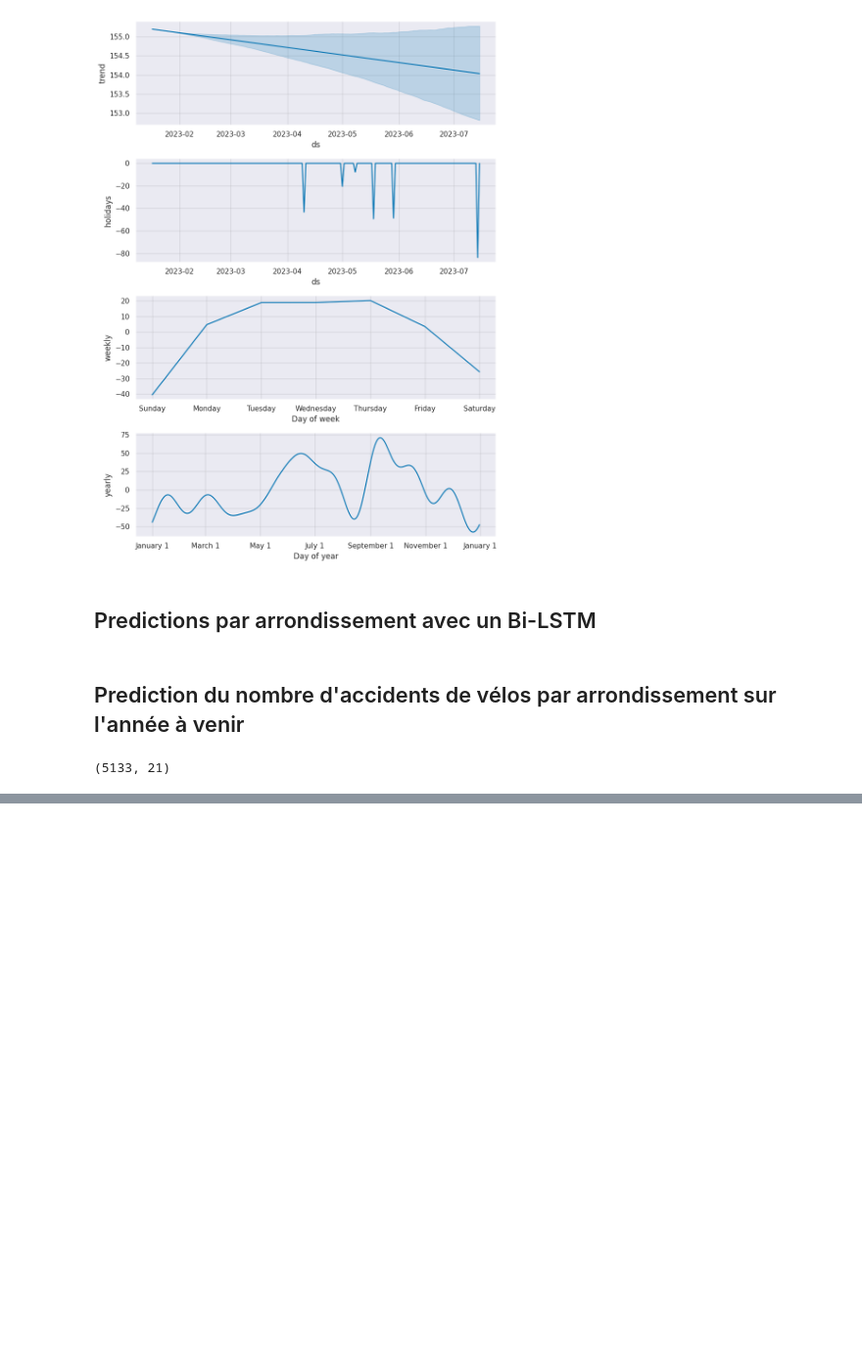
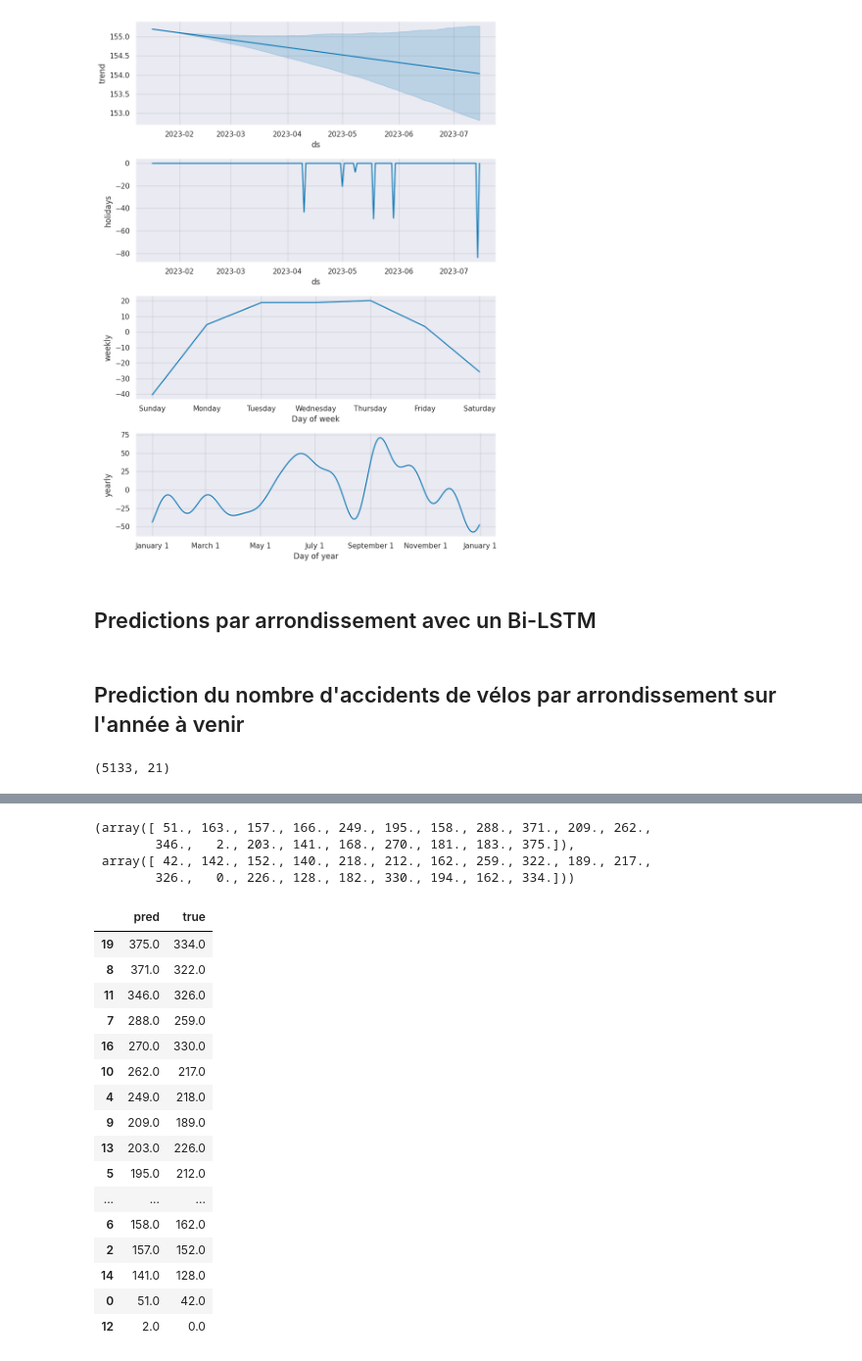
Before and after one commit to gauthgoth/Challenge---Etudes-de-Cas, a Jupyter notebook: accidentology_prediction.ipynb, the cells around one changed output, grey strips where cells are left out. Shown at 98% size. Drawn from its saved outputs; the diff is of its cells as text; code cells hidden in the pictures; blank space fills up the shorter version.

```diff
--- a/accidentology_prediction.ipynb
+++ b/accidentology_prediction.ipynb
@@ -635,0 +707,7 @@ df_res.sort_values(by='pred',ascending=False)
+# %%
+y_predict_all.sum(axis=0).round(), y_true_all.sum(axis=0).round()
+# %% [output]
+(array([ 51., 163., 157., 166., 249., 195., 158., 288., 371., 209., 262.,
+        346.,   2., 203., 141., 168., 270., 181., 183., 375.]),
+ array([ 42., 142., 152., 140., 218., 212., 162., 259., 322., 189., 217.,
+        326.,   0., 226., 128., 182., 330., 194., 162., 334.]))
@@ -635,0 +716,20 @@ df_res.sort_values(by='pred',ascending=False)
+# %%
+df_res_all.sort_values(by='pred',ascending=False)
+# %% [output]
+|  | pred | true |
+| 19 | 375.0 | 334.0 |
+| 8 | 371.0 | 322.0 |
+| 11 | 346.0 | 326.0 |
+| 7 | 288.0 | 259.0 |
+| 16 | 270.0 | 330.0 |
+| 10 | 262.0 | 217.0 |
+| 4 | 249.0 | 218.0 |
+| 9 | 209.0 | 189.0 |
+| 13 | 203.0 | 226.0 |
+| 5 | 195.0 | 212.0 |
+| ... | ... | ... |
+| 6 | 158.0 | 162.0 |
+| 2 | 157.0 | 152.0 |
+| 14 | 141.0 | 128.0 |
+| 0 | 51.0 | 42.0 |
+| 12 | 2.0 | 0.0 |
```
Also changed, not shown: parts of 18 cells of this notebook, 12 other files.
